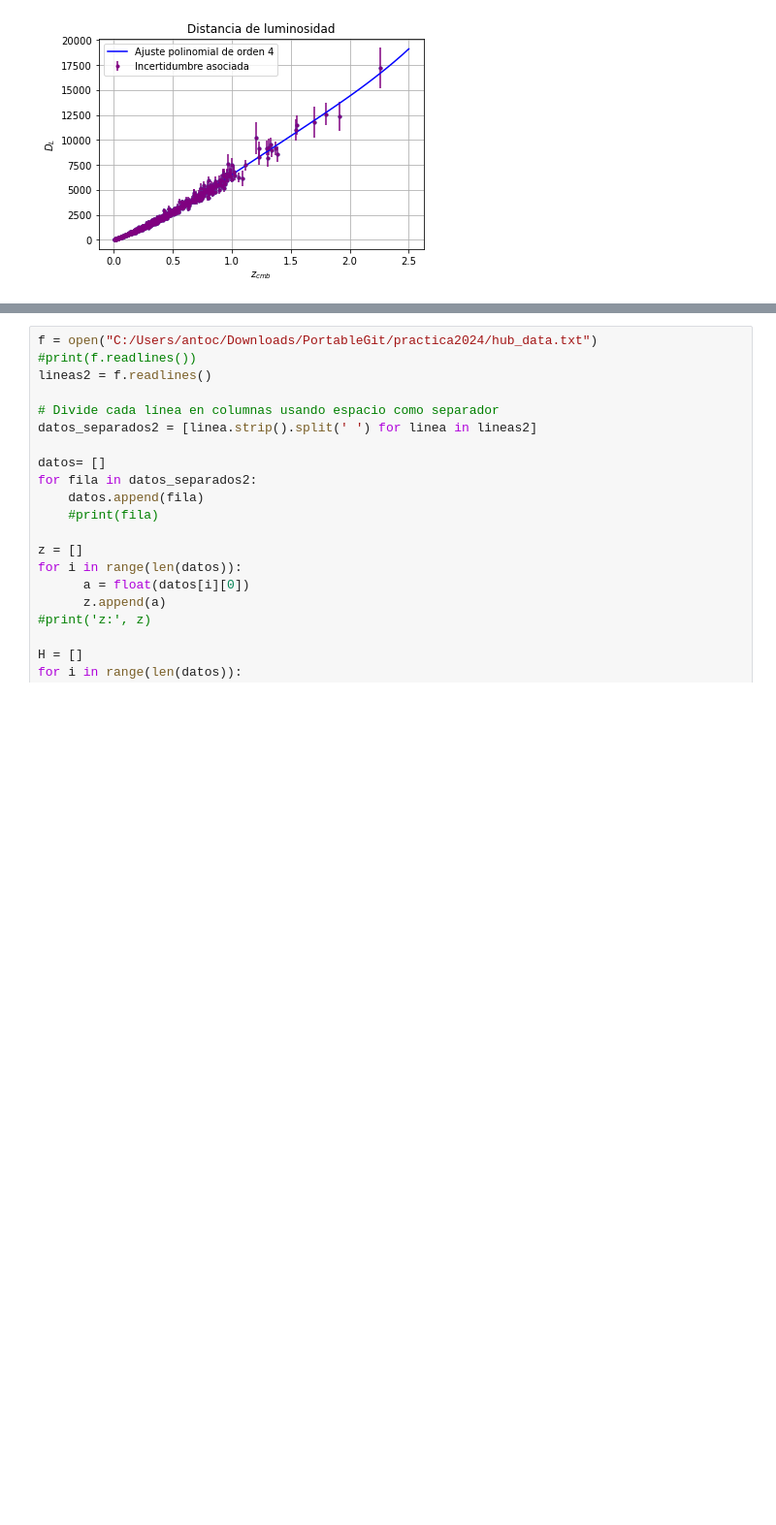
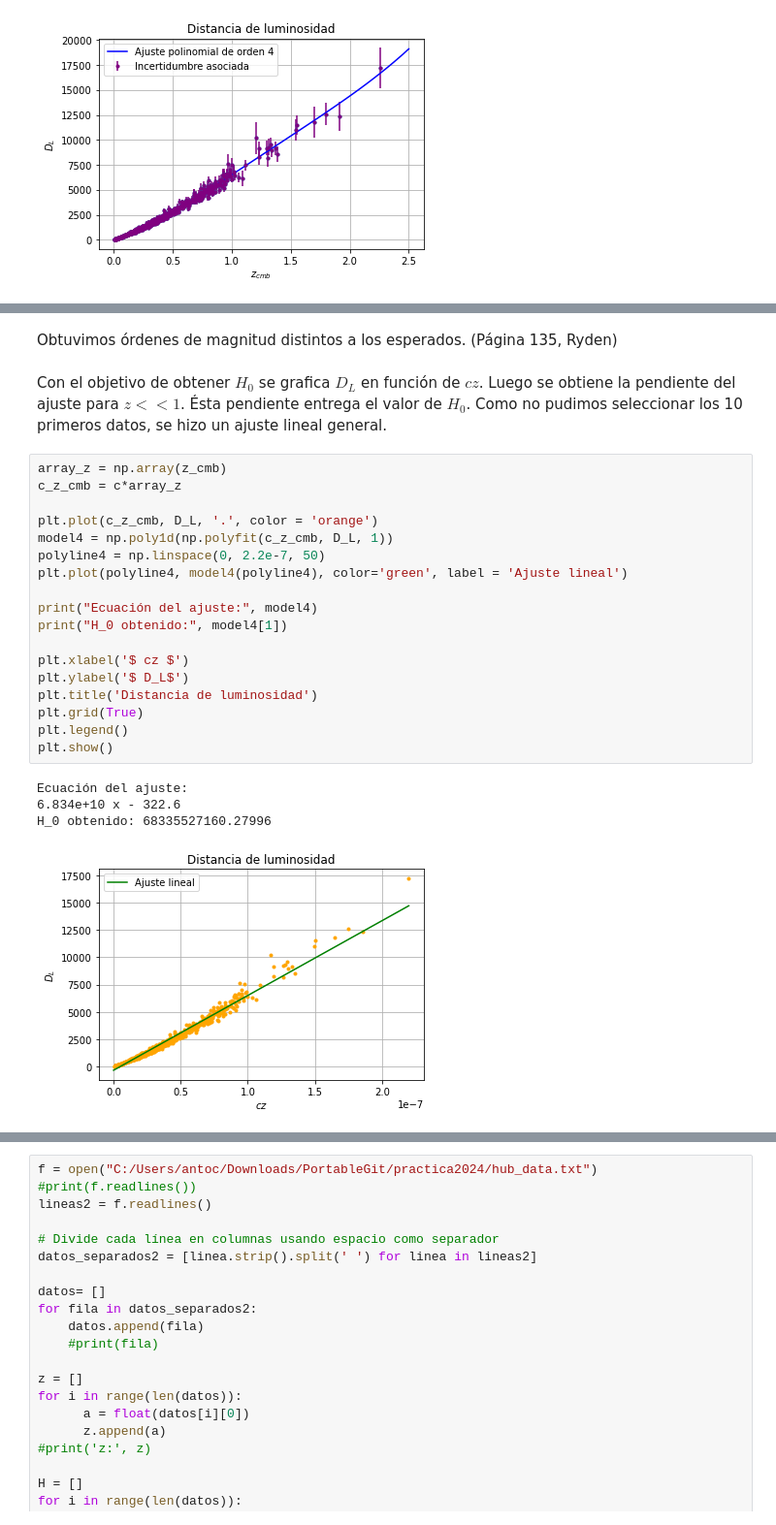
Before and after one commit to AntoCist/Practica_de_verano_2024, a Jupyter notebook: Semana1.ipynb, the cells around one changed output, grey strips where cells are left out. Shown at 97% size. Drawn from its saved outputs; the diff is of its cells as text; blank space fills up the shorter version.

```diff
--- a/Semana1.ipynb
+++ b/Semana1.ipynb
@@ -77,3 +108,30 @@ plt.show()
+# %% [markdown]
+Obtuvimos órdenes de magnitud distintos a los esperados. (Página 135, Ryden)
+# %% [markdown]
+Con el objetivo de obtener $H_0$ se grafica $D_L$ en función de $cz$. Luego se obtiene la pendiente del ajuste para $z<<1$. Ésta pendiente entrega el valor de $H_0$. Como no pudimos seleccionar los 10 primeros datos, se hizo un ajuste lineal general.
+# %%
+array_z = np.array(z_cmb)
+c_z_cmb = c*array_z
+
+plt.plot(c_z_cmb, D_L, '.', color = 'orange')
+model4 = np.poly1d(np.polyfit(c_z_cmb, D_L, 1))
+polyline4 = np.linspace(0, 2.2e-7, 50)
+plt.plot(polyline4, model4(polyline4), color='green', label = 'Ajuste lineal')
+
+print("Ecuación del ajuste:", model4)
+print("H_0 obtenido:", model4[1])
+
+plt.xlabel('$ cz $')
+plt.ylabel('$ D_L$')
+plt.title('Distancia de luminosidad')
+plt.grid(True)
+plt.legend()
+plt.show()
+# %% [output]
+Ecuación del ajuste:
+6.834e+10 x - 322.6
+H_0 obtenido: 68335527160.27996
+[figure, added]
 # %%
 func= np.zeros_like(D_L)
 for i in range(len(D_L)):
```
Also changed, not shown: parts of 19 cells of this notebook.
